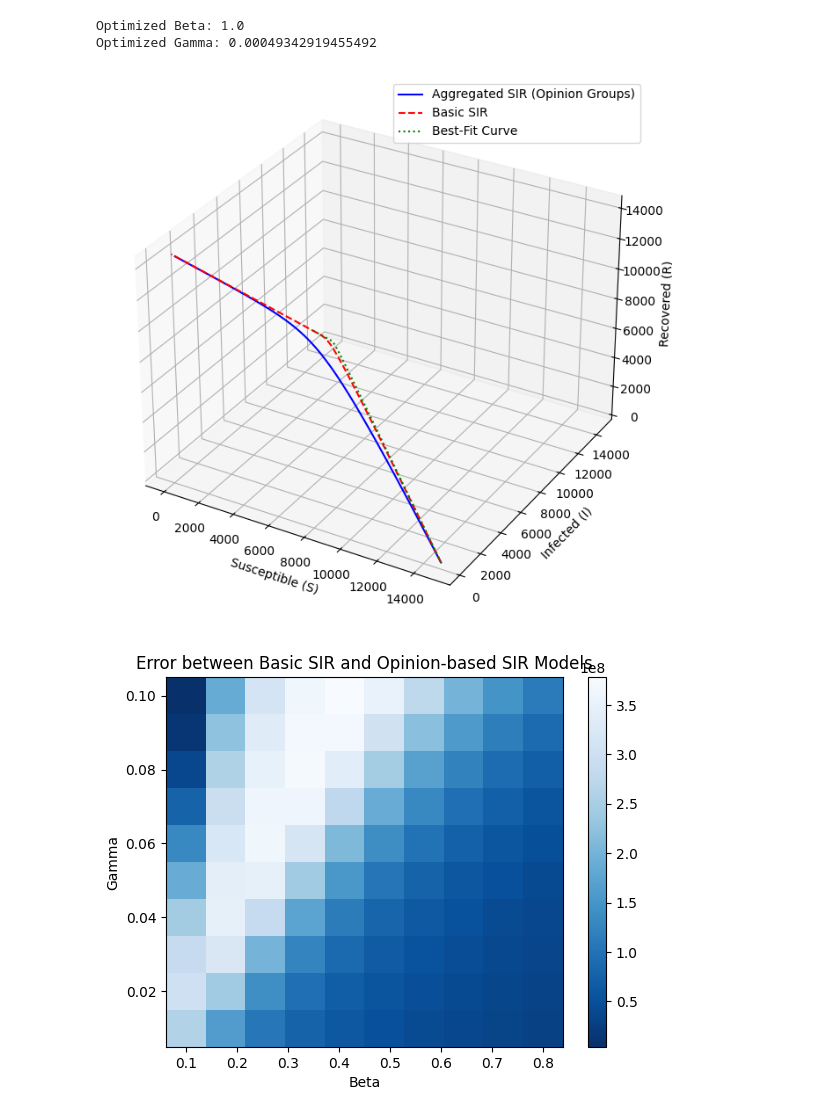
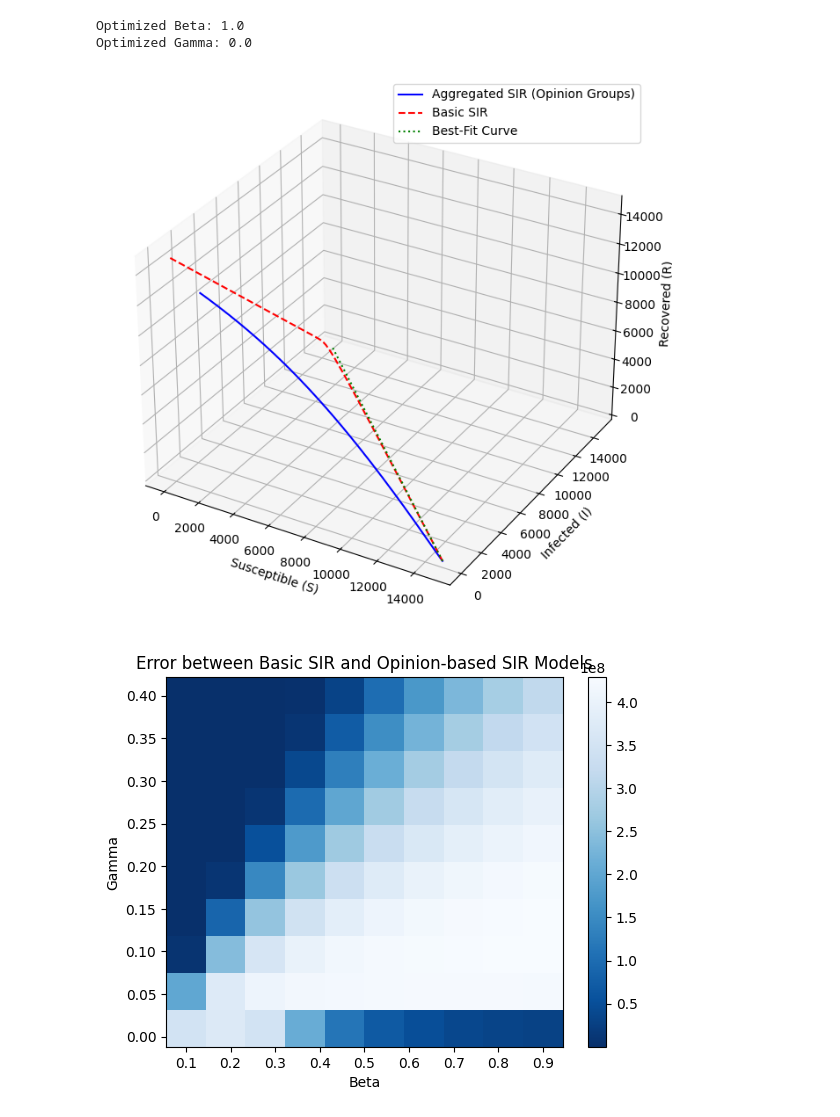
Before and after one commit to mohdkashifansari/Influence_of_Opinion_Dynamics_on_Disease_Spread, a Jupyter notebook: Final_Code_11_07.ipynb, the cells around one changed output. Saved outputs shown, nothing was run; the diff lists cells and outputs as text; code cells hidden in the pictures.

Commit message:
Optimize SIR Model and Opinion dynamics notebook with improved beta and gamma values

```diff
--- a/Final_Code_11_07.ipynb
+++ b/Final_Code_11_07.ipynb
@@ -2,7 +2,7 @@
 import numpy as np
 import pandas as pd
 import matplotlib.pyplot as plt
-from scipy.integrate import odeint, solve_ivp
+from scipy.integrate import odeint
 from scipy.optimize import minimize
 
 # Basic SIR model parameters and initial values
@@ -10,9 +10,9 @@ N = 15000
 int_I = 0.01 * N
 int_R = 0
 int_S = N - int_I - int_R
-beta = 0.7
+beta = 0.8
 gamma = 0.01
-MaxTime = 350
+MaxTime = 550
 RunTime = np.linspace(0, MaxTime, MaxTime)
 
 # Number of opinion groups (indexed from 0 to n)
@@ -44,8 +44,8 @@ def sir_opinion_system(y, t, N, beta, gamma, n):
 
     for i in range(n + 1):
         dSdt[i] = -pi(i, n) * beta * S[i] * np.sum(I) / N
-        dIdt[i] = pi(i, n) * beta * I[i] * np.sum(S) / (3 * N) - gamma * I[i]
-        dRdt[i] = gamma * I[i]
+        dIdt[i] = pi(i, n) * beta * I[i] * np.sum(S) / (3 * N) - (3*n) * gamma * I[i]
+        dRdt[i] = (3*n) *gamma * I[i]
 
     return np.concatenate([dSdt, dIdt, dRdt])
 
@@ -191,10 +191,10 @@ aggregated_I_opt = I_opinion_opt.sum(axis=1)
 aggregated_R_opt = R_opinion_opt.sum(axis=1)
 
 aggregated_total_opt = aggregated_S_opt + aggregated_I_opt + aggregated_R_opt
-normalizing_factor_opt = N / aggregated_total_opt
-aggregated_n_S_opt = aggregated_S_opt * normalizing_factor_opt
-aggregated_n_I_opt = aggregated_I_opt * normalizing_factor_opt
-aggregated_n_R_opt = aggregated_R_opt * normalizing_factor_opt
+n_factor_opt = N / aggregated_total_opt
+aggregated_n_S_opt = aggregated_S_opt * n_factor_opt
+aggregated_n_I_opt = aggregated_I_opt * n_factor_opt
+aggregated_n_R_opt = aggregated_R_opt * n_factor_opt
 
 def plot_3d_combined_with_fit(aggregated_S, aggregated_I, aggregated_R, basic_S, basic_I, basic_R, fitted_S, fitted_I, fitted_R):
     fig = plt.figure(figsize=(12, 8))
@@ -221,8 +221,8 @@ def plot_3d_combined_with_fit(aggregated_S, aggregated_I, aggregated_R, basic_S,
 plot_3d_combined_with_fit(aggregated_n_S, aggregated_n_I, aggregated_n_R, basic_S, basic_I, basic_R, aggregated_n_S_opt, aggregated_n_I_opt, aggregated_n_R_opt)
 
 # Define the range of beta and gamma values for the grid search
-beta_vals = np.linspace(0.1, 0.8, 10)
-gamma_vals = np.linspace(0.01, 0.1, 10)
+beta_vals = np.linspace(0.1, 0.9, 10)
+gamma_vals = np.linspace(0.01, 0.4, 10)
 errors = np.zeros((len(beta_vals), len(gamma_vals)))
 
 # Compute the error for each combination of beta and gamma values
@@ -243,4 +243,4 @@ plt.show()
 Optimized Beta: 1.0
-Optimized Gamma: 0.00049342919455492
+Optimized Gamma: 0.0
-[figure, old version]
+[figure, new version]
-[figure, old version]
+[figure, new version]
```
Also changed, not shown: parts of 1 cell of this notebook.
